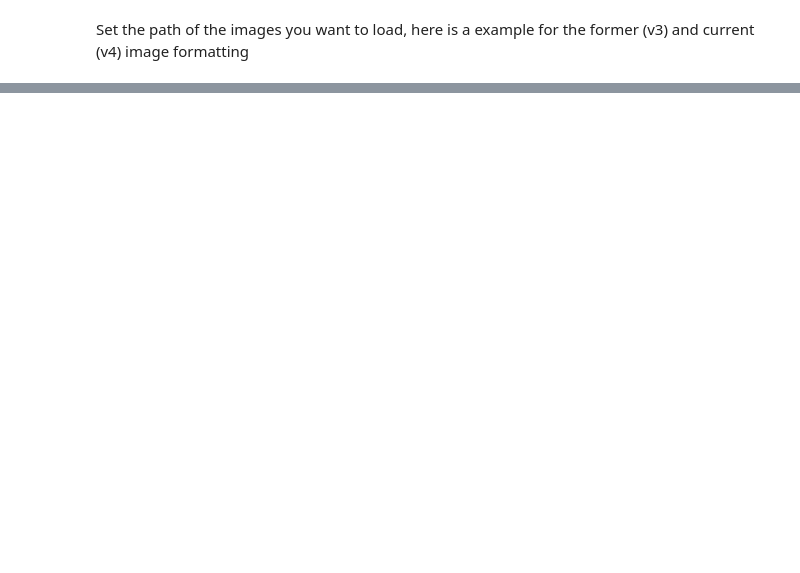
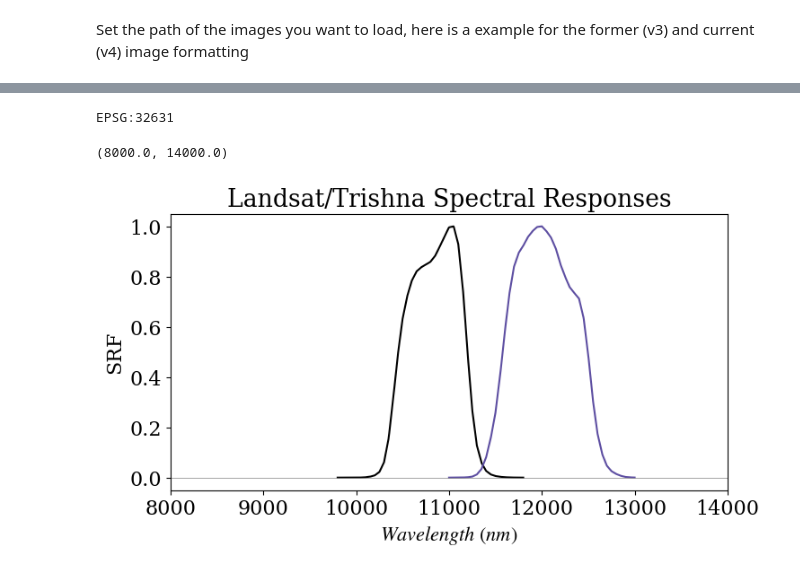
Before and after one commit to Tristanovsk/GRSdriver, a Jupyter notebook: docs/source/examples/GRSdriver_landsat9_TIR.ipynb, the cells around one changed output, grey strips where cells are left out. Cells and saved outputs as stored; diff of their text form; code cells hidden in the pictures; blank space fills up the shorter version.

```diff
--- a/docs/source/examples/GRSdriver_landsat9_TIR.ipynb
+++ b/docs/source/examples/GRSdriver_landsat9_TIR.ipynb
@@ -16,6 +15,12 @@ import matplotlib as mpl
 import cartopy.crs as ccrs
 from matplotlib.colors import ListedColormap
 
+rc = {"font.family": "serif",
+      "mathtext.fontset": "stix"}
+plt.rcParams.update(rc)
+plt.rcParams["font.serif"] = ["Times New Roman"] + plt.rcParams["font.serif"]
+plt.rcParams.update({'font.size': 16})
+
 import GRSdriver
 from GRSdriver import visual
 
@@ -68,0 +87,16 @@ Data variables:
+# %%
+print(l1c.prod.rio.crs)
+import cycler
+plt.figure(figsize=(8,4))
+n = 4
+color = plt.cm.Spectral_r(np.linspace(0, 1,n))
+mpl.rcParams['axes.prop_cycle'] = cycler.cycler('color', [*color,'gray','k','k'])
+l1c.prod.SRF.plot(x='wl_hr',hue='wl',lw=1.5,add_legend=False)
+plt.title('Landsat/Trishna Spectral Responses')
+plt.xlabel('$Wavelength\ (nm)$' )
+plt.axhline(y=0,color='gray',lw=0.5)
+plt.xlim(8000,14000)
+# %% [output]
+EPSG:32631
+(8000.0, 14000.0)
+[figure, added]
```
Also changed, not shown: parts of 14 cells of this notebook, 26 other files.
